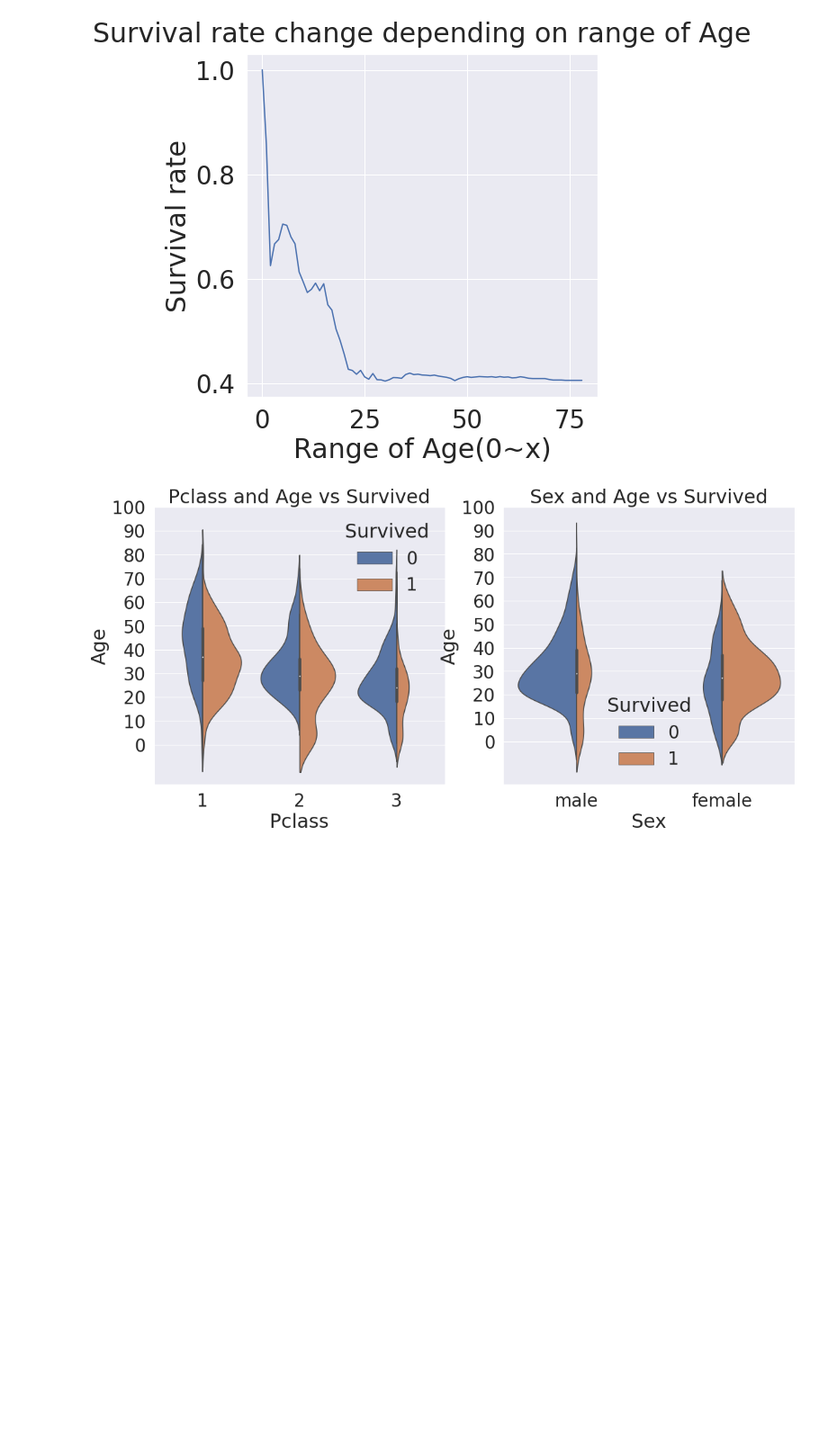
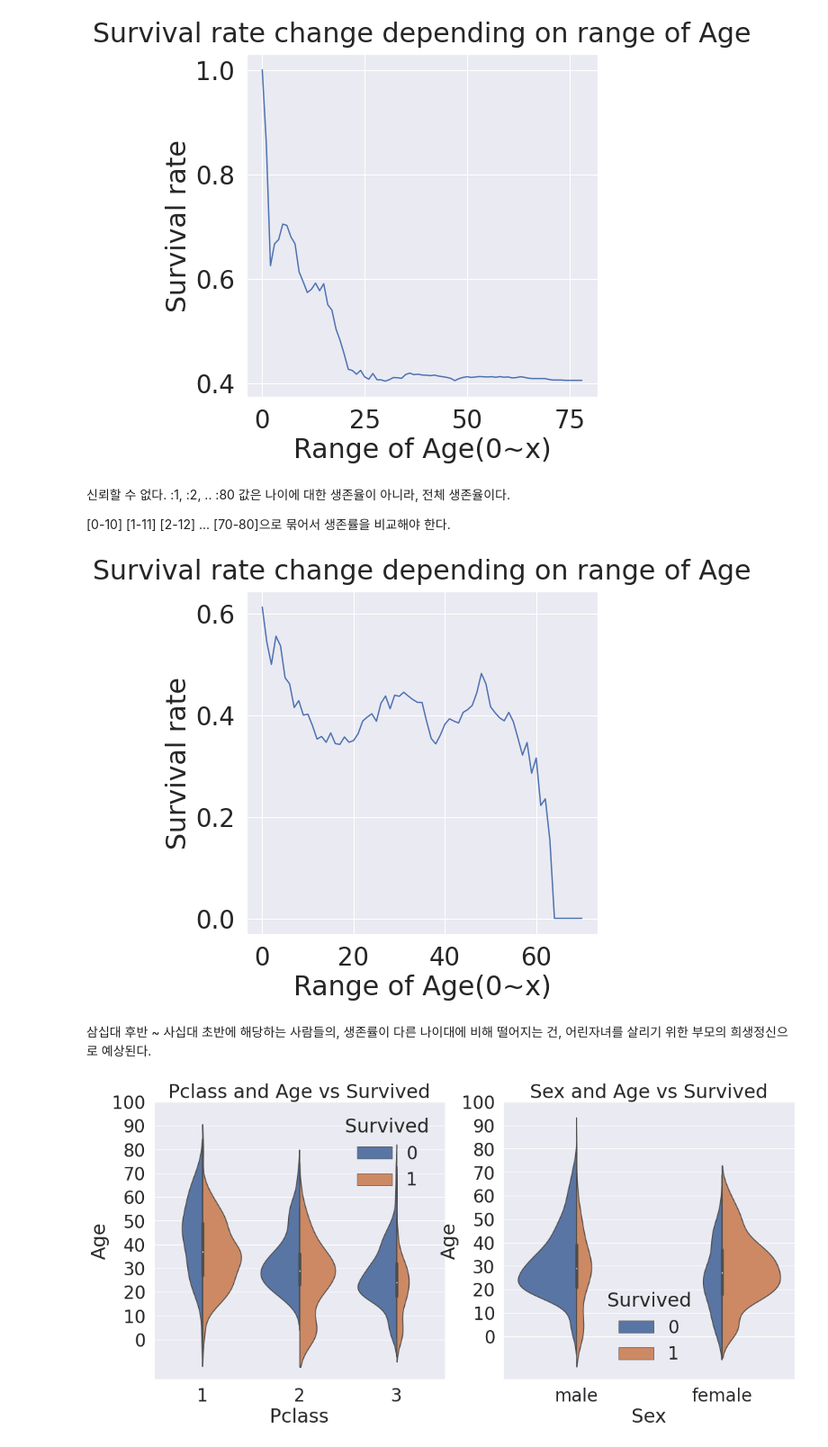
Before and after one commit to 201ssc/kaggle_test, a Jupyter notebook: kaggle_titanic_test3.ipynb, the cells around one changed output. Shown at 90% size. Cells and saved outputs as stored; diff of their text form; code cells hidden in the pictures; blank space fills up the shorter version.

```diff
--- a/kaggle_titanic_test3.ipynb
+++ b/kaggle_titanic_test3.ipynb
@@ -158,7 +159,3 @@ df_train[['Pclass','Survived']].groupby(['Pclass'], as_index=True).mean()
 | 1 | 0.629630 |
 | 2 | 0.472826 |
 | 3 | 0.242363 |
-# %%
-cummulate_survival_ratio = []
-for i in range(1, 80):
-  cummulate_survival_ratio.append(df_train[df_train['Age' <i]['Survived'].sum() / len(df_train['Age'] < i]['Survived']))
@@ -200,6 +172,35 @@ plt.xlabel('Range of Age(0~x)')
 plt.show()
 # %% [output]
 [figure]
+# %% [markdown]
+신뢰할 수 없다. :1, :2, .. :80 값은 나이에 대한 생존율이 아니라, 전체 생존율이다.
+
+[0-10] [1-11]  [2-12] ... [70-80]으로 묶어서 생존률을 비교해야 한다.
+# %%
+for i in range(10, 81):
+  ii = i - 10
+  llv= df_train[df_train['Age'] < i]['Survived'].sum() - df_train[df_train['Age'] < ii]['Survived'].sum()
+  llv2 = len(df_train[df_train['Age'] < i]['Survived'])-len(df_train[df_train['Age'] < ii]['Survived'])
+  llv3 = llv /llv2 * 100
+  print("{:.0f} ~ {:.0f}살, 총 {:.0f} 명 중, 생존자는 {:.0f} 명이며 생존률은 {:.0f}%입니다".format(ii,i,llv2,llv,llv3))
+# %%
+cummulate_survival_ratio = []
+for i in range(10, 81):
+  ii = i - 10
+  llv= df_train[df_train['Age'] < i]['Survived'].sum() - df_train[df_train['Age'] < ii]['Survived'].sum()
+  llv2 = len(df_train[df_train['Age'] < i]['Survived'])-len(df_train[df_train['Age'] < ii]['Survived'])
+  cummulate_survival_ratio.append(llv / llv2)
+
+plt.figure(figsize=(7, 7))
+plt.plot(cummulate_survival_ratio)
+plt.title('Survival rate change depending on range of Age', y=1.02)
+plt.ylabel('Survival rate')
+plt.xlabel('Range of Age(0~x)')
+plt.show()
+# %% [output]
+[figure, added]
+# %% [markdown]
+삼십대 후반 ~ 사십대 초반에 해당하는 사람들의, 생존률이 다른 나이대에 비해 떨어지는 건, 어린자녀를 살리기 위한 부모의 희생정신으로 예상된다.
 # %%
 f,ax=plt.subplots(1,2,figsize=(18,8))
 sns.violinplot("Pclass","Age", hue="Survived", data=df_train, scale='count', split=True,ax=ax[0])
```
Also changed, not shown: parts of 8 cells of this notebook.
